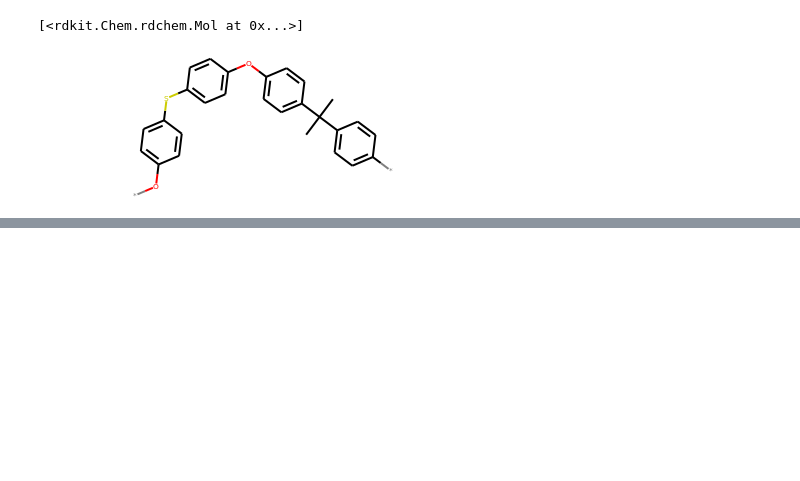
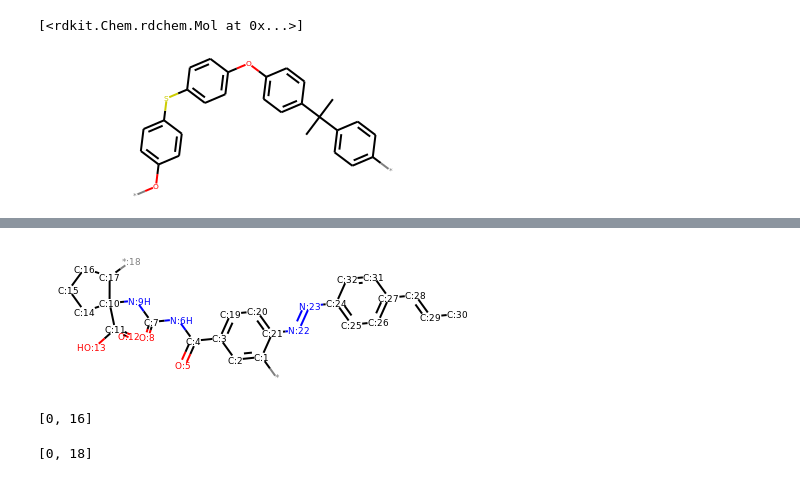
Before and after one commit to rishigurnani/hMOFs-Snurr, a Jupyter notebook: fall20_mse_8803_4.ipynb, the cells around one changed output, grey strips where cells are left out. Cells and saved outputs as stored; diff of their text form; code cells hidden in the pictures; blank space fills up the shorter version.

```diff
--- a/fall20_mse_8803_4.ipynb
+++ b/fall20_mse_8803_4.ipynb
@@ -150,0 +186,14 @@ out[0]
+# %%
+ru.mol_with_atom_index(mol)
+# %% [output]
+[figure, added]
+# %%
+lp = ru.LinearPol(mol)
+pm = lp.PeriodicMol()
+pm.connector_inds
+# %% [output]
+[0, 16]
+# %%
+lp.star_inds
+# %% [output]
+[0, 18]
```
Also changed, not shown: parts of 5 cells of this notebook, 2 other files.
